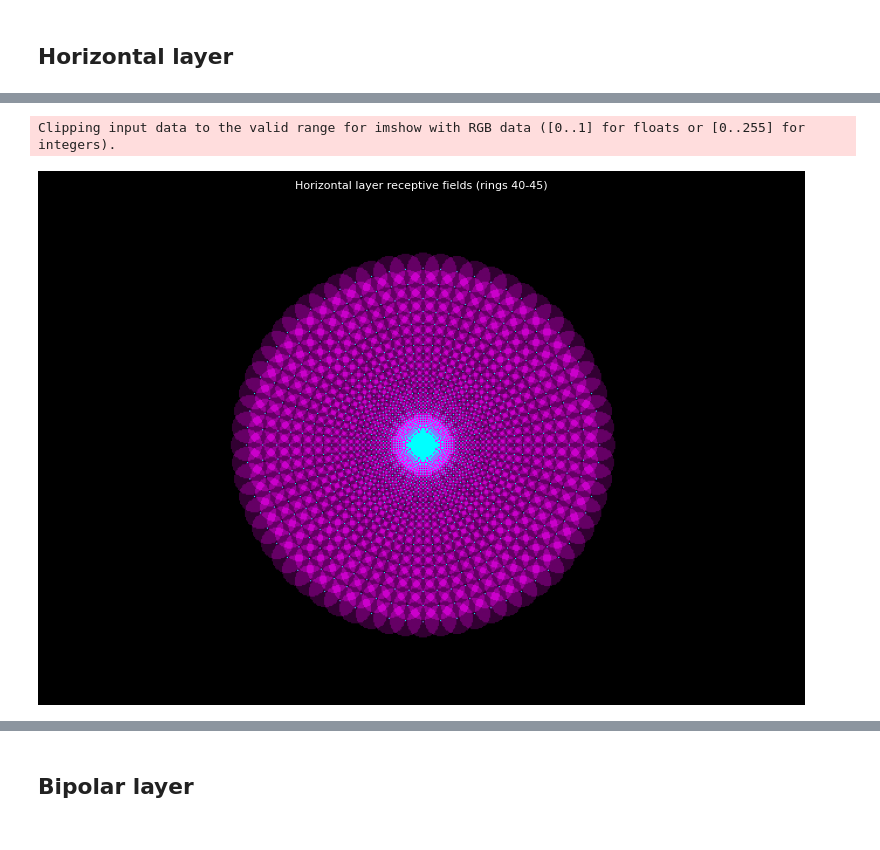
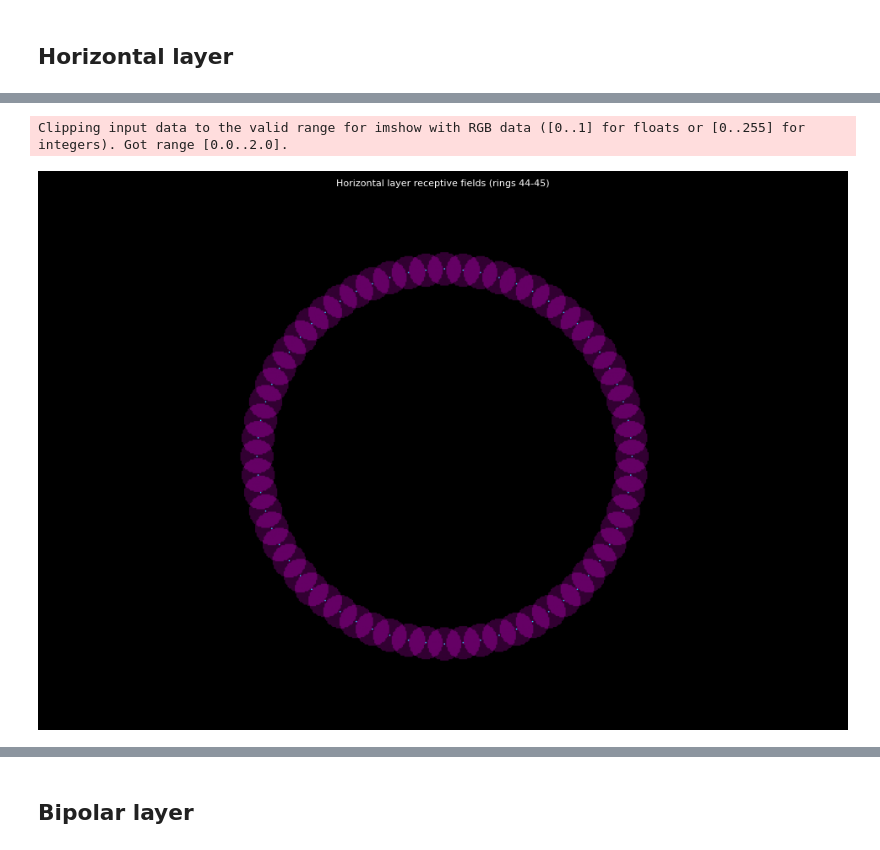
Before and after one commit to cantordust/pyrception, a Jupyter notebook: docs/source/notebooks/image.ipynb, the cells around one changed output, grey strips where cells are left out. Cells and saved outputs as stored; diff of their text form; code cells hidden in the pictures.

```diff
--- a/docs/source/notebooks/image.ipynb
+++ b/docs/source/notebooks/image.ipynb
@@ -91,10 +97,15 @@ hl_params = {
     "sectors": 64,
     "rf_params": {
         "kernel_params": {
-            "filter": pct.KernelFilter.Gaussian,
+            "shape": pct.KernelShape.Elliptic,
+            "filter": pct.KernelFilter.Uniform,
+            # "aspect": (1.0, 1.5),
             "min_size": 3,
             "scale": 1.0,
-        }
+            # "params": {
+            #     "angle": 45,
+            # },
+        },
     },
 }
 
@@ -107,13 +126,14 @@ Pyrception | 2024-06-27@14:39:48 | Horizontal | Initialised.
 # %%
-rbegin = 40
+rbegin = 44
 rend = 45
 
 (fig, ax, _, _) = hl.plot_rfs(
-    cells=hl.rfs.rings[:rend],
+    cells=hl.rfs.cell_rings[rbegin:rend],
     title=f"Horizontal layer receptive fields (rings {rbegin}-{rend})",
+    figsize=(10, 8),
 )
 # %% [output]
-Clipping input data to the valid range for imshow with RGB data ([0..1] for floats or [0..255] for integers).
+Clipping input data to the valid range for imshow with RGB data ([0..1] for floats or [0..255] for integers). Got range [0.0..2.0].
-[figure, old version]
+[figure, new version]
 # %%
 sbegin = 0
```
Also changed, not shown: parts of 23 cells of this notebook, 14 other files.
